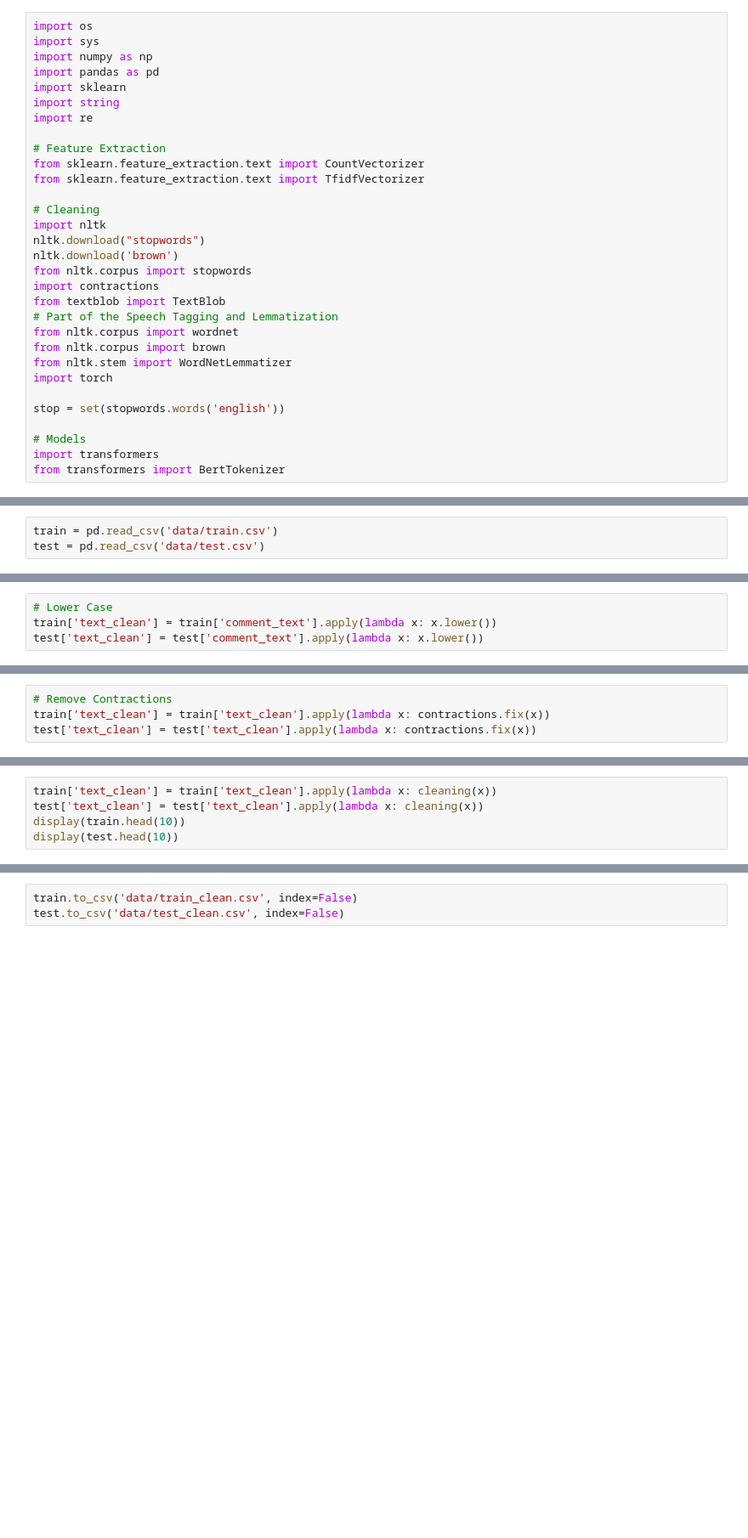
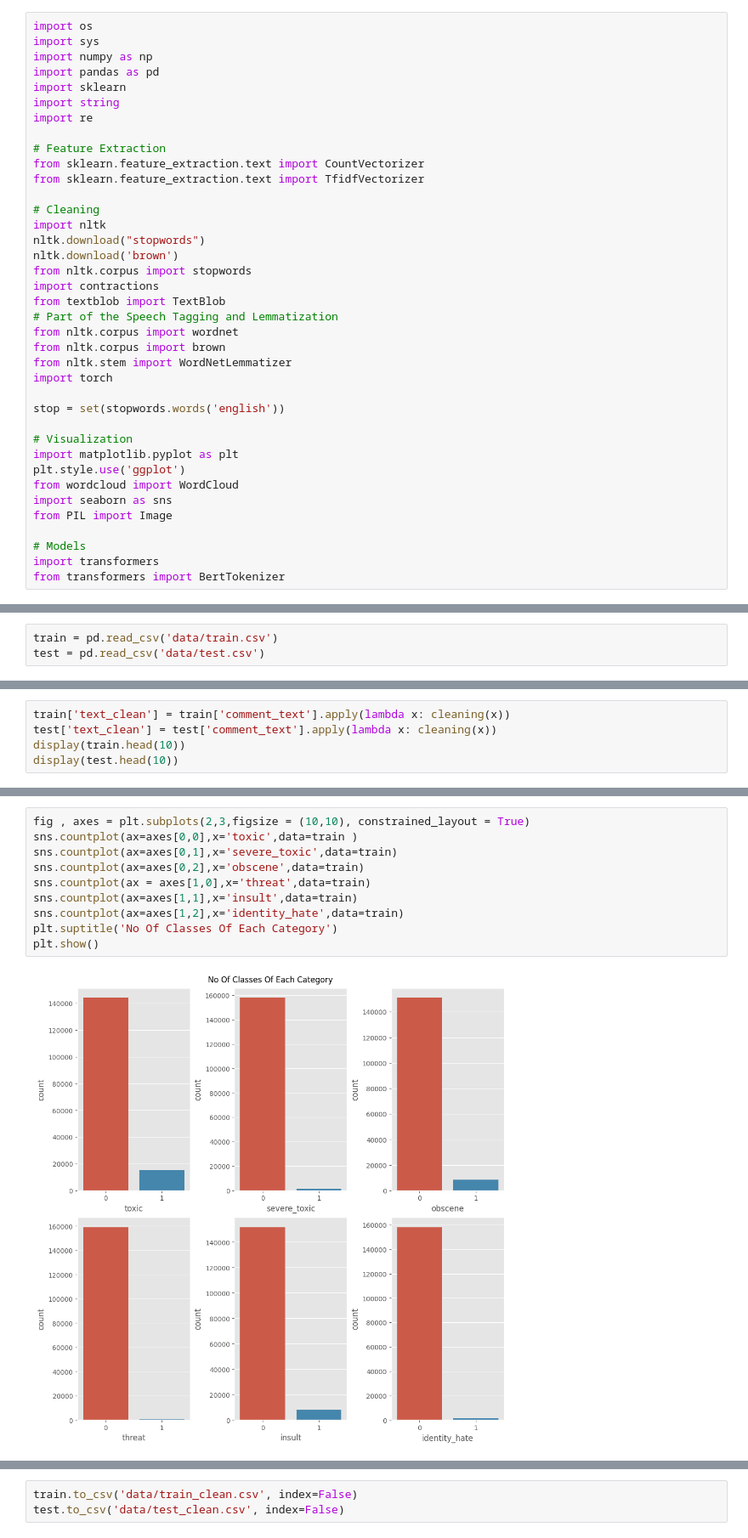
Before and after one commit to alessandraperniciano/DLA-sentiment-analysis-wikipedia-comments, a Jupyter notebook: project.ipynb, the cells around one changed output, grey strips where cells are left out. Shown at 85% size. Drawn from its saved outputs; the diff is of its cells as text; blank space fills up the shorter version.

Commit message:
Preprocessing + Data Analysis

```diff
--- a/project.ipynb
+++ b/project.ipynb
@@ -26,6 +26,13 @@ import torch
 
 stop = set(stopwords.words('english'))
 
+# Visualization
+import matplotlib.pyplot as plt
+plt.style.use('ggplot')
+from wordcloud import WordCloud
+import seaborn as sns
+from PIL import Image
+
 # Models
 import transformers
 from transformers import BertTokenizer
@@ -42,4 +373,5 @@ test = pd.read_csv('data/test.csv')
 # %%
-# Lower Case
-train['text_clean'] = train['comment_text'].apply(lambda x: x.lower())
-test['text_clean'] = test['comment_text'].apply(lambda x: x.lower())
+train['text_clean'] = train['comment_text'].apply(lambda x: cleaning(x))
+test['text_clean'] = test['comment_text'].apply(lambda x: cleaning(x))
+display(train.head(10))
+display(test.head(10))
@@ -46,4 +400,0 @@ test['text_clean'] = test['comment_text'].apply(lambda x: x.lower())
-# %%
-# Remove Contractions
-train['text_clean'] = train['text_clean'].apply(lambda x: contractions.fix(x))
-test['text_clean'] = test['text_clean'].apply(lambda x: contractions.fix(x))
@@ -367,5 +400,0 @@ def slang_clean(text):
-# %%
-train['text_clean'] = train['text_clean'].apply(lambda x: cleaning(x))
-test['text_clean'] = test['text_clean'].apply(lambda x: cleaning(x))
-display(train.head(10))
-display(test.head(10))
@@ -395,3 +465,15 @@ display(test.head(10))
+# %%
+fig , axes = plt.subplots(2,3,figsize = (10,10), constrained_layout = True)
+sns.countplot(ax=axes[0,0],x='toxic',data=train )
+sns.countplot(ax=axes[0,1],x='severe_toxic',data=train)
+sns.countplot(ax=axes[0,2],x='obscene',data=train)
+sns.countplot(ax = axes[1,0],x='threat',data=train)
+sns.countplot(ax=axes[1,1],x='insult',data=train)
+sns.countplot(ax=axes[1,2],x='identity_hate',data=train)
+plt.suptitle('No Of Classes Of Each Category')
+plt.show()
+# %% [output]
+[figure, added]
 # %%
 # Part of Speech Tagging
 wordnet_map = {"N":wordnet.NOUN,
```
Also changed, not shown: parts of 11 cells of this notebook, 4 other files.
